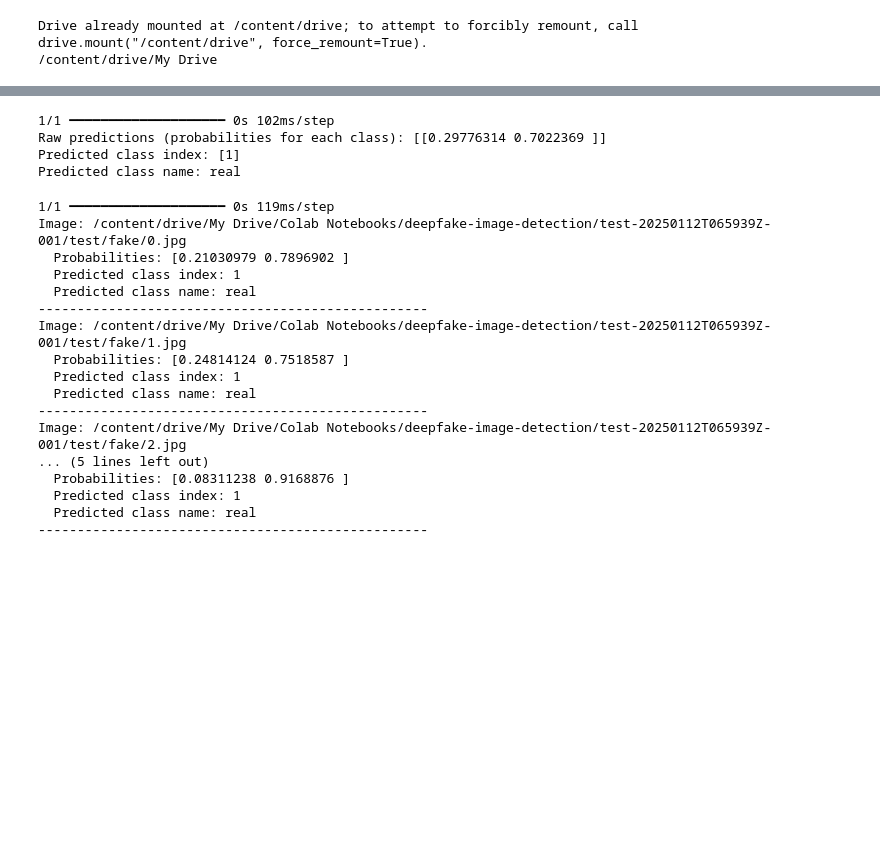
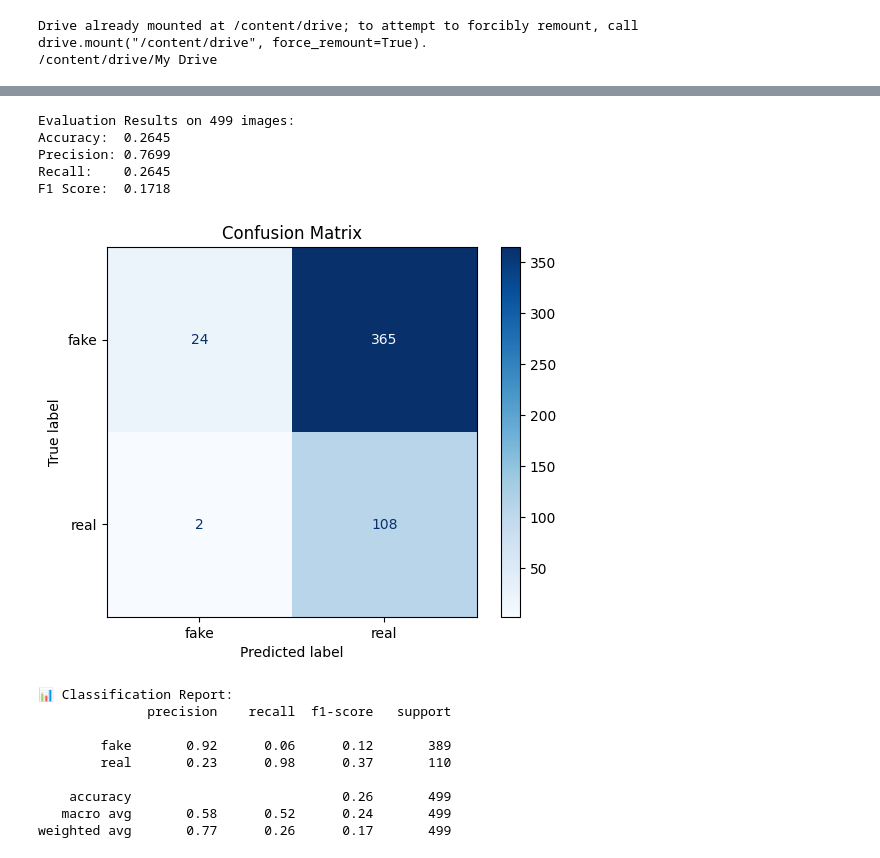
Before and after one commit to sessicajammons/deepfake_recognition, a Jupyter notebook: deepfake_recognition_Project.ipynb, the cells around one changed output, grey strips where cells are left out. Drawn from its saved outputs; the diff is of its cells as text; code cells hidden in the pictures; blank space fills up the shorter version.

```diff
--- a/deepfake_recognition_Project.ipynb
+++ b/deepfake_recognition_Project.ipynb
@@ -310,34 +324,0 @@ Test Accuracy: 0.6458
-# %%
-raw_predict(model, test_img_path)
-# %% [output]
-1/1 ━━━━━━━━━━━━━━━━━━━━ 0s 102ms/step
-Raw predictions (probabilities for each class): [[0.29776314 0.7022369 ]]
-Predicted class index: [1]
-Predicted class name: real
-# %%
-image_list = [
-    "/content/drive/My Drive/Colab Notebooks/deepfake-image-detection/test-20250112T065939Z-001/test/fake/0.jpg",
-    "/content/drive/My Drive/Colab Notebooks/deepfake-image-detection/test-20250112T065939Z-001/test/fake/1.jpg",
-    "/content/drive/My Drive/Colab Notebooks/deepfake-image-detection/test-20250112T065939Z-001/test/fake/2.jpg",
-    "/content/drive/My Drive/Colab Notebooks/deepfake-image-detection/test-20250112T065939Z-001/test/fake/3.jpg"
-]
-
-batch_predict(model, image_list)
-# %% [output]
-1/1 ━━━━━━━━━━━━━━━━━━━━ 0s 119ms/step
-Image: /content/drive/My Drive/Colab Notebooks/deepfake-image-detection/test-20250112T065939Z-001/test/fake/0.jpg
-  Probabilities: [0.21030979 0.7896902 ]
-  Predicted class index: 1
-  Predicted class name: real
---------------------------------------------------
-Image: /content/drive/My Drive/Colab Notebooks/deepfake-image-detection/test-20250112T065939Z-001/test/fake/1.jpg
-  Probabilities: [0.24814124 0.7518587 ]
-  Predicted class index: 1
-  Predicted class name: real
---------------------------------------------------
-Image: /content/drive/My Drive/Colab Notebooks/deepfake-image-detection/test-20250112T065939Z-001/test/fake/2.jpg
-... (5 lines left out)
-  Probabilities: [0.08311238 0.9168876 ]
-  Predicted class index: 1
-  Predicted class name: real
---------------------------------------------------
@@ -343,0 +367,38 @@ Image: /content/drive/My Drive/Colab Notebooks/deepfake-image-detection/test-202
+# %%
+# Evaluation metrics
+acc = accuracy_score(true_labels, y_pred)
+prec = precision_score(true_labels, y_pred, average='weighted', zero_division=0)
+rec = recall_score(true_labels, y_pred, average='weighted', zero_division=0)
+f1 = f1_score(true_labels, y_pred, average='weighted', zero_division=0)
+
+print(f"\nEvaluation Results on {len(true_labels)} images:")
+print(f"Accuracy:  {acc:.4f}")
+print(f"Precision: {prec:.4f}")
+print(f"Recall:    {rec:.4f}")
+print(f"F1 Score:  {f1:.4f}")
+
+# Confusion matrix
+cm = confusion_matrix(true_labels, y_pred)
+disp = ConfusionMatrixDisplay(confusion_matrix=cm, display_labels=class_labels)
+disp.plot(cmap=plt.cm.Blues)
+plt.title("Confusion Matrix")
+plt.show()
+
+print("\n📊 Classification Report:")
+print(classification_report(true_labels, y_pred, target_names=class_labels))
+# %% [output]
+Evaluation Results on 499 images:
+Accuracy:  0.2645
+Precision: 0.7699
+Recall:    0.2645
+F1 Score:  0.1718
+[figure, added]
+📊 Classification Report:
+              precision    recall  f1-score   support
+
+        fake       0.92      0.06      0.12       389
+        real       0.23      0.98      0.37       110
+
+    accuracy                           0.26       499
+   macro avg       0.58      0.52      0.24       499
+weighted avg       0.77      0.26      0.17       499
```
Also changed, not shown: parts of 12 cells of this notebook, 1 other file.
